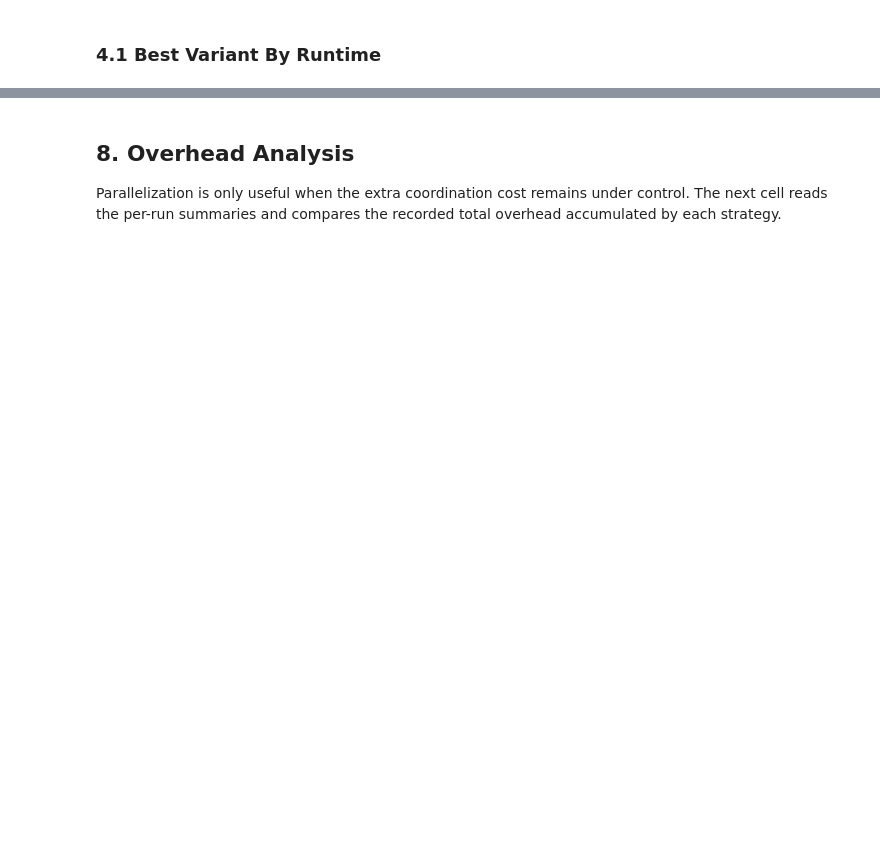
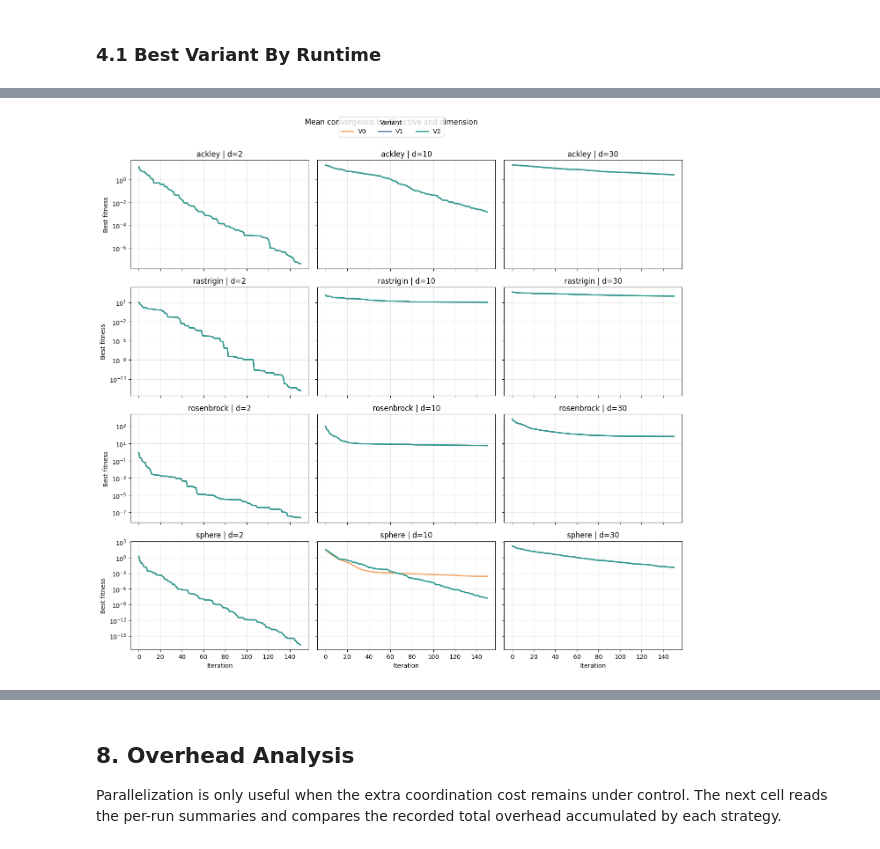
Before and after one commit to Lscotti-uni/PSO-python, a Jupyter notebook: notebooks/final_report.ipynb, the cells around one changed output, grey strips where cells are left out. Saved outputs shown, nothing was run; the diff lists cells and outputs as text; code cells hidden in the pictures; blank space fills up the shorter version.

Commit message:
Polish final report visualizations

```diff
--- a/notebooks/final_report.ipynb
+++ b/notebooks/final_report.ipynb
@@ -77,6 +77,9 @@ from pathlib import Path
 import json
 
 import matplotlib.pyplot as plt
+from matplotlib.lines import Line2D
+from matplotlib.patches import Patch
+import numpy as np
 import pandas as pd
 import yaml
 
@@ -87,7 +90,19 @@ if ROOT.name == 'notebooks':
 benchmark_cfg = yaml.safe_load((ROOT / 'configs' / 'benchmark.yaml').read_text())
 grid_cfg = yaml.safe_load((ROOT / 'configs' / 'grid_search.yaml').read_text())
 
-variants = list(benchmark_cfg['strategies'].keys())
+variant_order = ['V0', 'V1', 'V2']
+variant_colors = {
+    'V0': '#F4A261',
+    'V1': '#4C78A8',
+    'V2': '#2A9D8F',
+}
+variant_labels = {
+    'V0': 'sequential',
+    'V1': 'threading',
+    'V2': 'multiprocessing',
+}
+
+variants = [variant for variant in variant_order if variant in benchmark_cfg['strategies']]
 objectives = [item['name'] for item in benchmark_cfg['objectives']]
 dimensions = benchmark_cfg['dimensions']
 benchmark_seeds = benchmark_cfg['seeds']
@@ -171,33 +256,67 @@ also how the optimizer approaches good solutions over time.
 # %%
 def load_history(run_dir: str) -> pd.DataFrame:
     return pd.read_csv(resolve_run_dir(run_dir) / 'history.csv')
 
+def mean_history_curve(bucket: pd.DataFrame):
+    histories = []
+    for run_dir in bucket['run_dir']:
+        history = load_history(run_dir)
+        histories.append(history['best_fitness'].to_numpy())
+    if not histories:
+        return None
+    max_len = max(len(curve) for curve in histories)
+    padded = []
+    for curve in histories:
+        if len(curve) < max_len:
+            curve = np.pad(curve, (0, max_len - len(curve)), mode='edge')
+        padded.append(curve)
+    return np.vstack(padded).mean(axis=0)
+
 if not benchmark_runs.empty:
-    fig, ax = plt.subplots(figsize=(10, 6))
-    for (variant, objective, dimensions), bucket in benchmark_runs.groupby(['variant', 'objective', 'dimensions']):
-        histories = []
-        for run_dir in bucket['run_dir']:
-            history = load_history(run_dir)
-            histories.append(history['best_fitness'].to_numpy())
-        max_len = max(len(curve) for curve in histories)
-        padded = []
-        for curve in histories:
-            if len(curve) < max_len:
-                pad = [curve[-1]] * (max_len - len(curve))
-                curve = list(curve) + pad
-            padded.append(curve)
-        mean_curve = pd.DataFrame(padded).mean(axis=0)
-        ax.plot(mean_curve, label=f'{variant} | {objective} | d={dimensions}', alpha=0.7)
-    ax.set_yscale('log')
-    ax.set_xlabel('Iteration')
-    ax.set_ylabel('Best fitness')
-    ax.set_title('Mean convergence by case')
-    ax.grid(alpha=0.3)
-    ax.legend(bbox_to_anchor=(1.02, 1), loc='upper left')
+    objective_order = sorted(benchmark_runs['objective'].unique())
+    dimension_order = sorted(benchmark_runs['dimensions'].unique())
+
+    fig, axes = plt.subplots(
+        len(objectives),
+        len(dimension_order),
+        figsize=(4.5 * len(dimension_order), 3.1 * len(objective_order)),
+        sharex=True,
+        sharey='row',
+    )
+    axes = np.atleast_2d(axes)
+
+    for row_idx, objective in enumerate(objective_order):
+        for col_idx, dimension in enumerate(dimension_order):
+            ax = axes[row_idx, col_idx]
+            subset = benchmark_runs[
+                (benchmark_runs['objective'] == objective)
+                & (benchmark_runs['dimensions'] == dimension)
+            ]
+            for variant in variants:
+                curve = mean_history_curve(subset[subset['variant'] == variant])
+                if curve is None:
+                    continue
+                ax.plot(curve, color=variant_colors[variant], linewidth=2, label=variant)
+            ax.set_yscale('log')
+            ax.set_title(f'{objective} | d={dimension}')
+            ax.grid(alpha=0.3)
+            if row_idx == len(objective_order) - 1:
+                ax.set_xlabel('Iteration')
+            if col_idx == 0:
+                ax.set_ylabel('Best fitness')
+
+    line_handles = [
+        Line2D([0], [0], color=variant_colors[variant], linewidth=2, label=variant)
+        for variant in variants
+    ]
+    fig.suptitle('Mean convergence by objective and dimension', y=1.02)
+    fig.legend(handles=line_handles, loc='upper center', ncol=len(variants), title='Variant')
     plt.tight_layout()
     plt.show()
 else:
     print('No benchmark run data is available yet.')
+# %% [output]
+[figure, added]
 # %% [markdown]
 ## 6. Final Fitness Distribution
 
```
Also changed, not shown: parts of 13 cells of this notebook.
